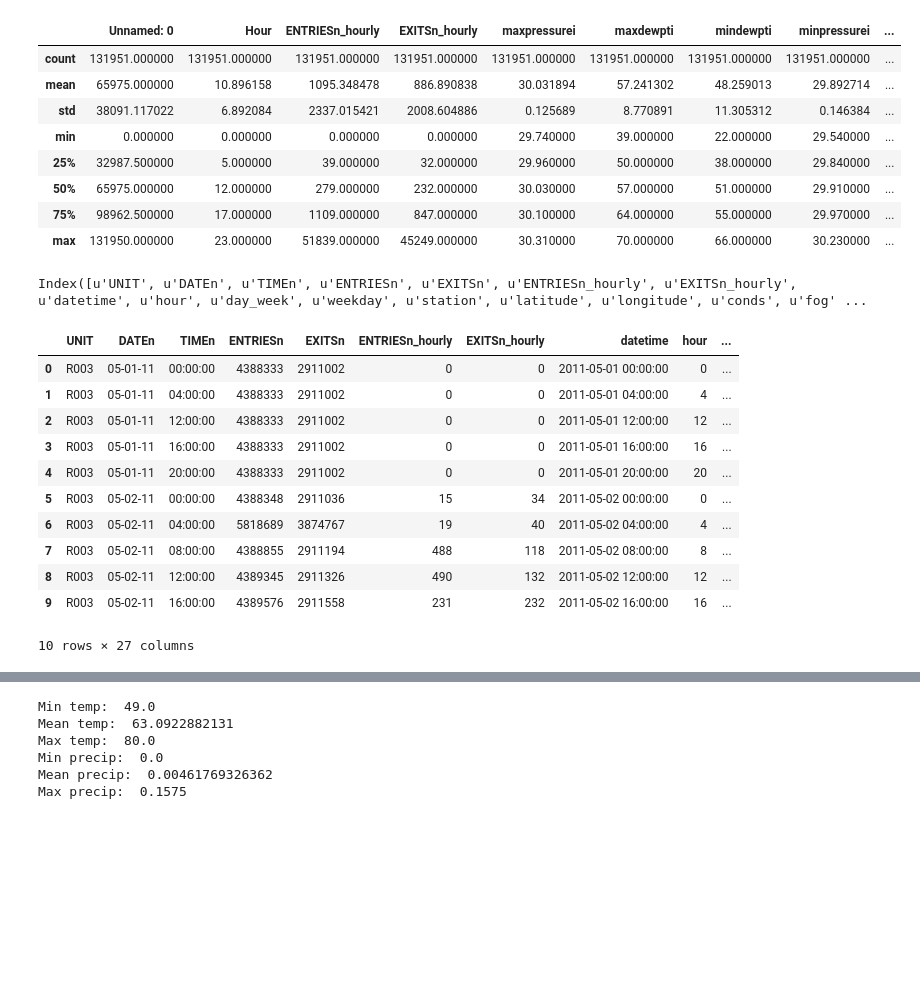
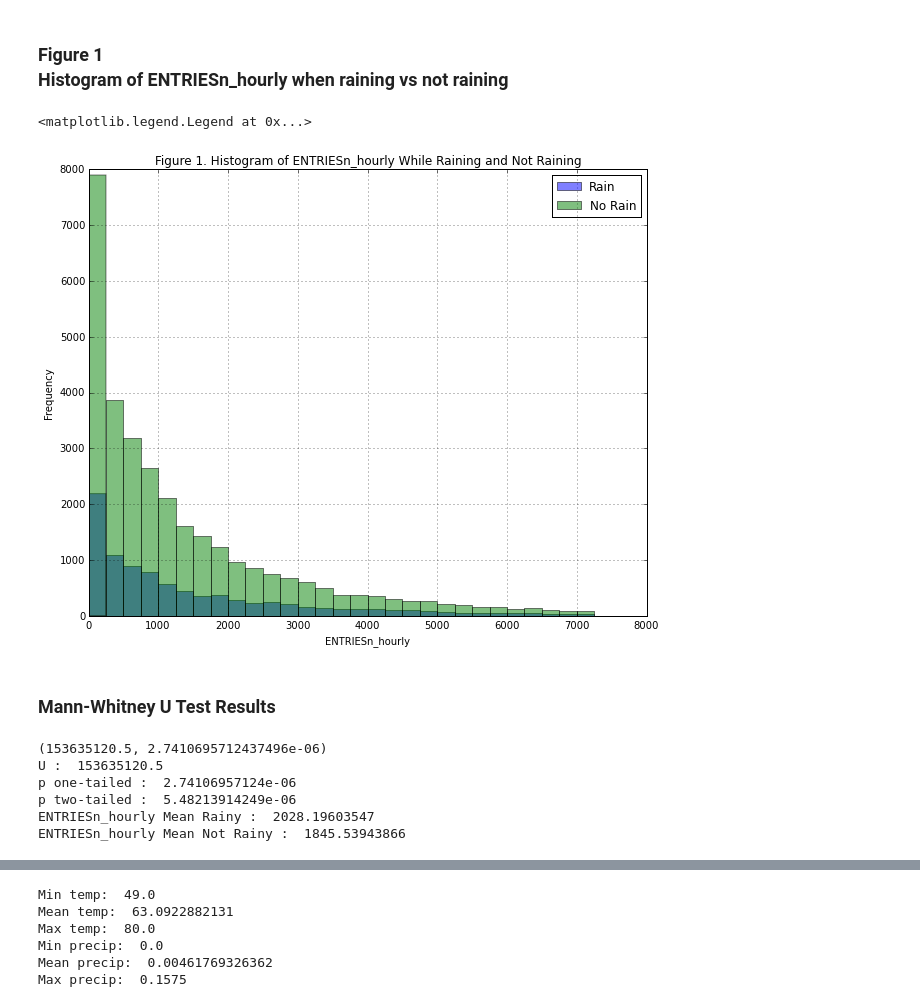
Before and after one commit to UC89/dataScienceStuff, a Jupyter notebook: project_1.ipynb, the cells around one changed output, grey strips where cells are left out. Cells and saved outputs as stored; diff of their text form; code cells hidden in the pictures; blank space fills up the shorter version.

```diff
--- a/project_1.ipynb
+++ b/project_1.ipynb
@@ -47,31 +77,0 @@ improved_dataset.describe()
-# %%
-regular_dataset.describe()
-# %% [output]
-|  | Unnamed: 0 | Hour | ENTRIESn_hourly | EXITSn_hourly | maxpressurei | maxdewpti | mindewpti | minpressurei | ... |
-| count | 131951.000000 | 131951.000000 | 131951.000000 | 131951.000000 | 131951.000000 | 131951.000000 | 131951.000000 | 131951.000000 | ... |
-| mean | 65975.000000 | 10.896158 | 1095.348478 | 886.890838 | 30.031894 | 57.241302 | 48.259013 | 29.892714 | ... |
-| std | 38091.117022 | 6.892084 | 2337.015421 | 2008.604886 | 0.125689 | 8.770891 | 11.305312 | 0.146384 | ... |
-| min | 0.000000 | 0.000000 | 0.000000 | 0.000000 | 29.740000 | 39.000000 | 22.000000 | 29.540000 | ... |
-| 25% | 32987.500000 | 5.000000 | 39.000000 | 32.000000 | 29.960000 | 50.000000 | 38.000000 | 29.840000 | ... |
-| 50% | 65975.000000 | 12.000000 | 279.000000 | 232.000000 | 30.030000 | 57.000000 | 51.000000 | 29.910000 | ... |
-| 75% | 98962.500000 | 17.000000 | 1109.000000 | 847.000000 | 30.100000 | 64.000000 | 55.000000 | 29.970000 | ... |
-| max | 131950.000000 | 23.000000 | 51839.000000 | 45249.000000 | 30.310000 | 70.000000 | 66.000000 | 30.230000 | ... |
-# %%
-improved_dataset.columns
-# %% [output]
-Index([u'UNIT', u'DATEn', u'TIMEn', u'ENTRIESn', u'EXITSn', u'ENTRIESn_hourly', u'EXITSn_hourly', u'datetime', u'hour', u'day_week', u'weekday', u'station', u'latitude', u'longitude', u'conds', u'fog' ...
-# %%
-improved_dataset.head(10)
-# %% [output]
-|  | UNIT | DATEn | TIMEn | ENTRIESn | EXITSn | ENTRIESn_hourly | EXITSn_hourly | datetime | hour | ... |
-| 0 | R003 | 05-01-11 | 00:00:00 | 4388333 | 2911002 | 0 | 0 | 2011-05-01 00:00:00 | 0 | ... |
-| 1 | R003 | 05-01-11 | 04:00:00 | 4388333 | 2911002 | 0 | 0 | 2011-05-01 04:00:00 | 4 | ... |
-| 2 | R003 | 05-01-11 | 12:00:00 | 4388333 | 2911002 | 0 | 0 | 2011-05-01 12:00:00 | 12 | ... |
-| 3 | R003 | 05-01-11 | 16:00:00 | 4388333 | 2911002 | 0 | 0 | 2011-05-01 16:00:00 | 16 | ... |
-| 4 | R003 | 05-01-11 | 20:00:00 | 4388333 | 2911002 | 0 | 0 | 2011-05-01 20:00:00 | 20 | ... |
-| 5 | R003 | 05-02-11 | 00:00:00 | 4388348 | 2911036 | 15 | 34 | 2011-05-02 00:00:00 | 0 | ... |
-| 6 | R003 | 05-02-11 | 04:00:00 | 5818689 | 3874767 | 19 | 40 | 2011-05-02 04:00:00 | 4 | ... |
-| 7 | R003 | 05-02-11 | 08:00:00 | 4388855 | 2911194 | 488 | 118 | 2011-05-02 08:00:00 | 8 | ... |
-| 8 | R003 | 05-02-11 | 12:00:00 | 4389345 | 2911326 | 490 | 132 | 2011-05-02 12:00:00 | 12 | ... |
-| 9 | R003 | 05-02-11 | 16:00:00 | 4389576 | 2911558 | 231 | 232 | 2011-05-02 16:00:00 | 16 | ... |
-10 rows × 27 columns
@@ -77,0 +82,35 @@ improved_dataset.head(10)
+# %% [markdown]
+<h3><font color=rgb(0,0,224)>Figure 1<br>Histogram of ENTRIESn_hourly when raining vs not raining</font></h3>
+# %%
+binLabels = []
+for x in range(30):
+    binLabels.append(x*250)
+plt.figure()
+plt.title('Figure 1. Histogram of ENTRIESn_hourly While Raining and Not Raining')
+plt.xlabel('ENTRIESn_hourly')
+plt.ylabel('Frequency')
+rainyDays['ENTRIESn_hourly'].hist(bins=binLabels, alpha=0.5,label=['Raining'])
+nonRainyDays['ENTRIESn_hourly'].hist(bins=binLabels,alpha=0.5,label=['No Rain'])
+plt.legend(['Rain','No Rain'])
+# %% [output]
+<matplotlib.legend.Legend at 0x...>
+[figure, added]
+# %% [markdown]
+<h3>Mann-Whitney U Test Results</h3>
+# %%
+mannWhitneyOutput = scipy.stats.mannwhitneyu(rainyDays['ENTRIESn_hourly'],nonRainyDays['ENTRIESn_hourly'])
+rainyDaysMean = rainyDays['ENTRIESn_hourly'].mean()
+nonRainyDaysMean = nonRainyDays['ENTRIESn_hourly'].mean()
+print mannWhitneyOutput
+print 'U : ',mannWhitneyOutput[0]
+print 'p one-tailed : ',mannWhitneyOutput[1]
+print 'p two-tailed : ',mannWhitneyOutput[1]*2
+print 'ENTRIESn_hourly Mean Rainy : ',rainyDaysMean
+print 'ENTRIESn_hourly Mean Not Rainy : ',nonRainyDaysMean
+# %% [output]
+(153635120.5, 2.7410695712437496e-06)
+U :  153635120.5
+p one-tailed :  2.74106957124e-06
+p two-tailed :  5.48213914249e-06
+ENTRIESn_hourly Mean Rainy :  2028.19603547
+ENTRIESn_hourly Mean Not Rainy :  1845.53943866
```
Also changed, not shown: parts of 38 cells of this notebook.
